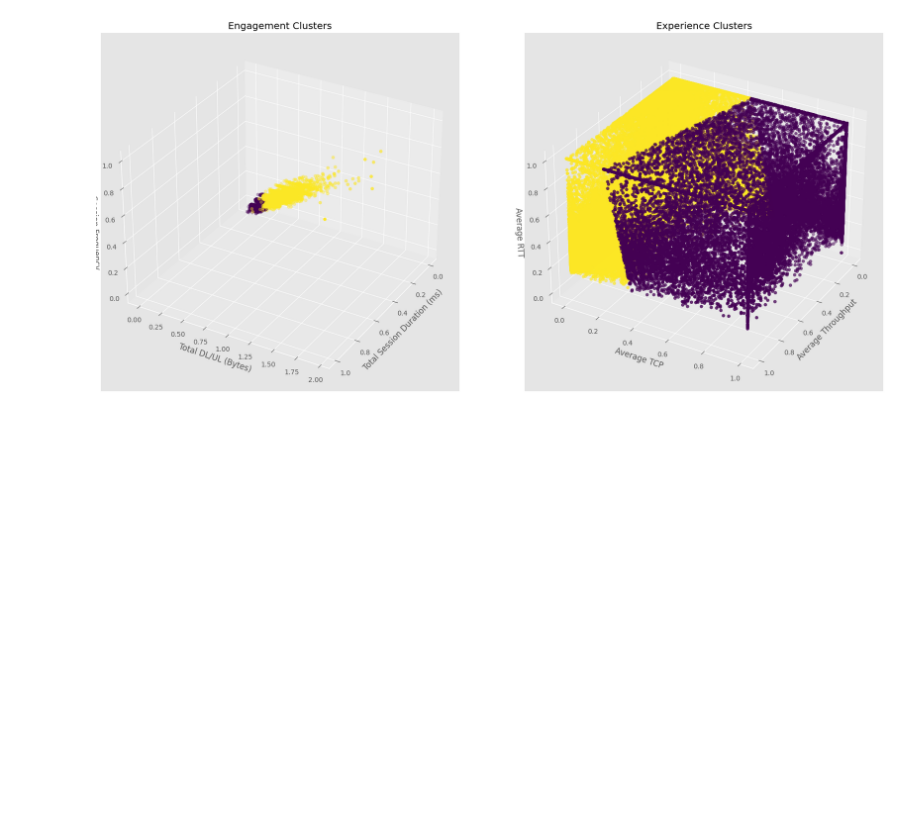
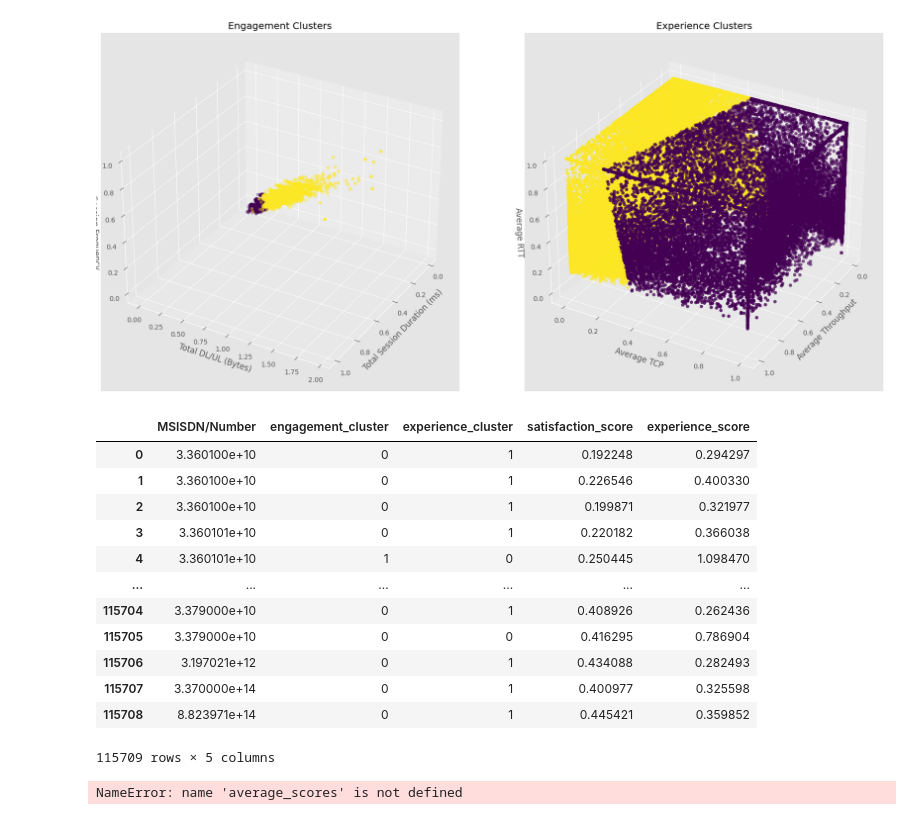
Before and after one commit to Azizadx/user_analytics_in_the_telecommunication, a Jupyter notebook: notebooks/satisfaction_analysis/stisfaction_analysis.ipynb, the cells around one changed output. Drawn from its saved outputs; the diff is of its cells as text; code cells hidden in the pictures; blank space fills up the shorter version.

```diff
--- a/notebooks/satisfaction_analysis/stisfaction_analysis.ipynb
+++ b/notebooks/satisfaction_analysis/stisfaction_analysis.ipynb
@@ -174,8 +188,8 @@ experience_df.head()
 # %% [markdown]
 #### Task 5.2: Consider the average of both engagement & experience scores as  the satisfaction score & report the top 10 satisfied customer
 # %%
-satisfaction_df['satisfaction_score'] = (engagement_df['engagement_euclidean_distance'] + experience_df['experience_euclidean_distance']) / 2
-satisfaction_df = satisfaction_df.sort_values(by='satisfaction_score', ascending=True)
+engagement_df['satisfaction_score'] = (engagement_df['engagement_euclidean_distance'] + experience_df['experience_euclidean_distance']) / 2
+satisfaction_df = engagement_df.sort_values(by='satisfaction_score', ascending=True)
 top_10_satisfied_customers = satisfaction_df[['MSISDN/Number', 'satisfaction_score']].head(10)
 top_10_satisfied_customers
 # %% [output]
@@ -299,3 +313,39 @@ plt.tight_layout()
 plt.show()
 # %% [output]
 [figure]
+# %%
+engagement_df['engagement_cluster'] = kmeans_engagement.labels_
+experience_df['experience_cluster'] = kmeans_experience.labels_
+
+# Merge the satisfaction scores with the clusters
+satisfaction_clustered = pd.merge(engagement_df[['MSISDN/Number', 'engagement_cluster']], satisfaction_df[['MSISDN/Number', 'satisfaction_score']], on='MSISDN/Number', how='inner')
+satisfaction_clustered = pd.merge(satisfaction_clustered, experience_df[['MSISDN/Number', 'experience_cluster', 'experience_euclidean_distance']], on='MSISDN/Number', how='inner')
+
+satisfaction_clustered = satisfaction_clustered.rename(columns={'experience_euclidean_distance': 'experience_score'})
+
+# Calculate average satisfaction and experience scores per cluster
+average_scores = satisfaction_clustered.groupby(['MSISDN/Number','engagement_cluster', 'experience_cluster']).agg({
+    'satisfaction_score': 'mean',
+    'experience_score': 'mean'
+}).reset_index()
+
+average_scores
+# %% [output]
+|  | MSISDN/Number | engagement_cluster | experience_cluster | satisfaction_score | experience_score |
+| 0 | 3.360100e+10 | 0 | 1 | 0.192248 | 0.294297 |
+| 1 | 3.360100e+10 | 0 | 1 | 0.226546 | 0.400330 |
+| 2 | 3.360100e+10 | 0 | 1 | 0.199871 | 0.321977 |
+| 3 | 3.360101e+10 | 0 | 1 | 0.220182 | 0.366038 |
+| 4 | 3.360101e+10 | 1 | 0 | 0.250445 | 1.098470 |
+| ... | ... | ... | ... | ... | ... |
+| 115704 | 3.379000e+10 | 0 | 1 | 0.408926 | 0.262436 |
+| 115705 | 3.379000e+10 | 0 | 0 | 0.416295 | 0.786904 |
+| 115706 | 3.197021e+12 | 0 | 1 | 0.434088 | 0.282493 |
+| 115707 | 3.370000e+14 | 0 | 1 | 0.400977 | 0.325598 |
+| 115708 | 8.823971e+14 | 0 | 1 | 0.445421 | 0.359852 |
+115709 rows × 5 columns
+# %%
+average_scores = average_scores.rename(columns={'MSISDN/Number': 'user_id'})
+average_scores.to_sql("engagement_data", con=engine, if_exists="replace", index=False)
+# %% [output]
+NameError: name 'average_scores' is not defined
```
Also changed, not shown: parts of 3 cells of this notebook.
